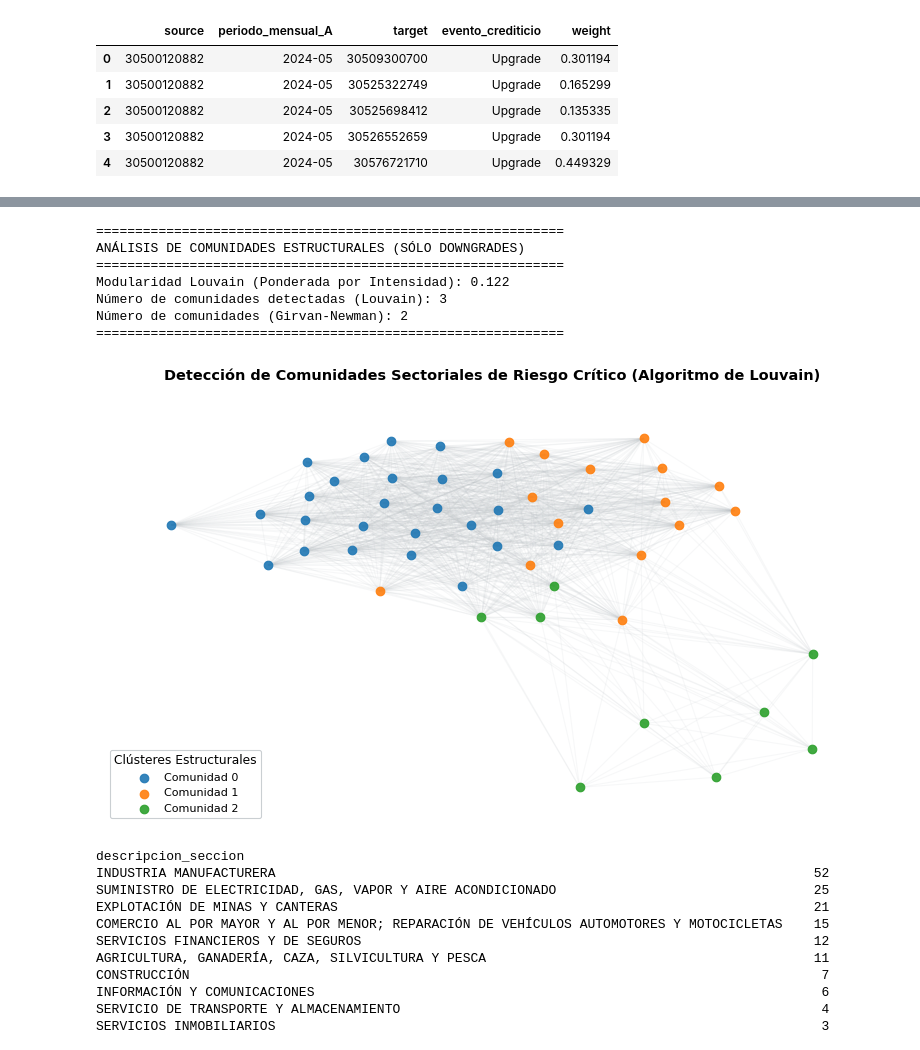
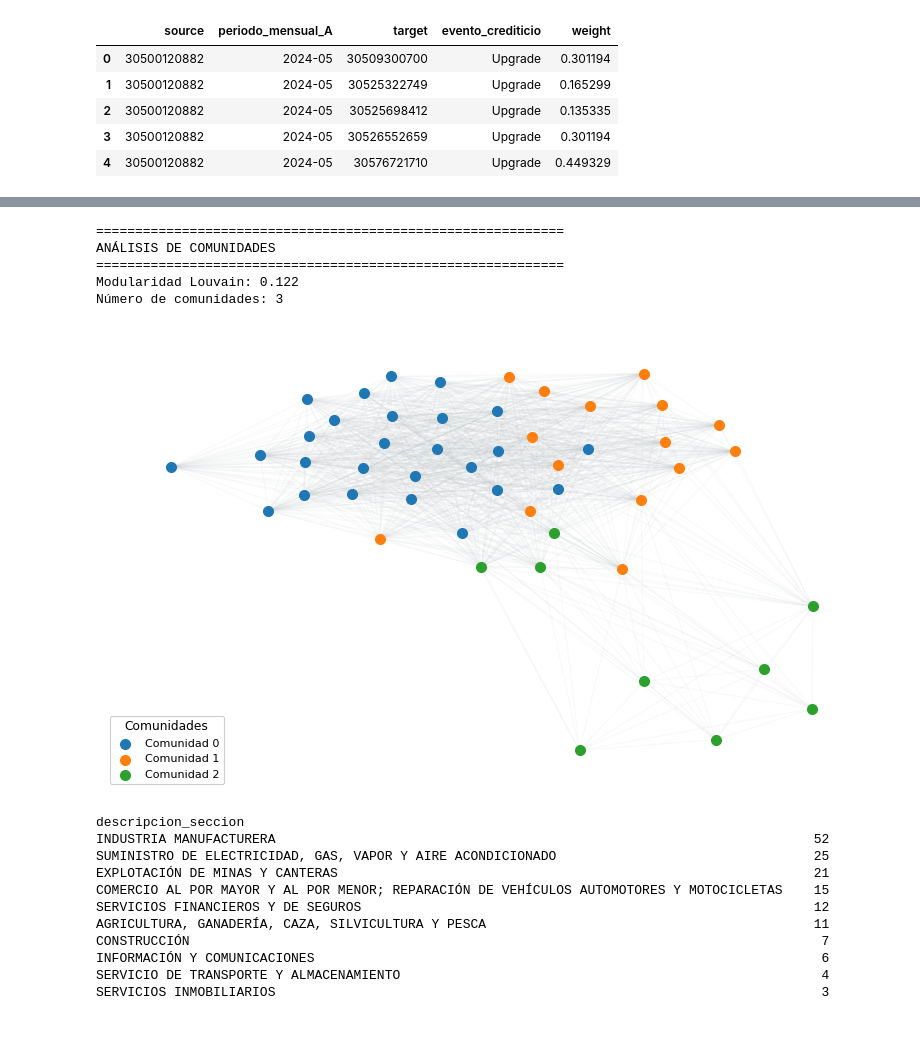
Before and after one commit to sofiscaiano/credit_risk_network, a Jupyter notebook: grafos_downgrades.ipynb, the cells around one changed output, grey strips where cells are left out. Drawn from its saved outputs; the diff is of its cells as text; code cells hidden in the pictures.

```diff
--- a/grafos_downgrades.ipynb
+++ b/grafos_downgrades.ipynb
@@ -680,99 +354,78 @@ Grafo Downgrades (Simple)       0.659049         1.529337
 # %%
-# =====================================================================
-# 1. PREPARACIÓN DE LA RED: CONVERSIÓN DIRECTA DESDE TU GRAFO LIMPIO
-# =====================================================================
-# Como G_dg ya tiene solo downgrades y los pesos máximos/consolidados,
-# simplemente lo pasamos a no dirigido para Louvain.
+# Transformacion a no dirigido para Louvain
 G_undir = G_simple.to_undirected()
 
 # =====================================================================
-# 2. EJECUCIÓN DE LOUVAIN PONDERADO
+# EJECUCIÓN DE LOUVAIN PONDERADO
 # =====================================================================
 partition = community_louvain.best_partition(G_undir, weight="weight", random_state=42)
 modularity = community_louvain.modularity(partition, G_undir, weight="weight")
 
 print("=" * 60)
-print("ANÁLISIS DE COMUNIDADES ESTRUCTURALES (SÓLO DOWNGRADES)")
+print("ANÁLISIS DE COMUNIDADES")
 print("=" * 60)
-print(f"Modularidad Louvain (Ponderada por Intensidad): {modularity:.3f}")
-print(f"Número de comunidades detectadas (Louvain): {len(set(partition.values()))}")
+print(f"Modularidad Louvain: {modularity:.3f}")
+print(f"Número de comunidades: {len(set(partition.values()))}")
 
 # =====================================================================
-# 3. GIRVAN-NEWMAN DE CONTROL
+# VISUALIZACIÓN DE LAS COMUNIDADES
 # =====================================================================
-comp = girvan_newman(G_undir)
-comms = next(comp)
-print(f"Número de comunidades (Girvan-Newman): {len(comms)}")
-print("=" * 60)
+plt.figure(figsize=(10, 6), dpi=80)
 
-# =====================================================================
-# 4. VISUALIZACIÓN DE LAS COMUNIDADES (CON LEYENDA AUTOMÁTICA)
-# =====================================================================
-plt.figure(figsize=(10, 6), dpi=80) # Ajusté un poco el tamaño para darle aire a la leyenda
-
-# 4.1 Calculamos el layout de resortes (k=0.5 para dispersar el núcleo)
+# Calculamos el layout de resortes
 pos_comunidades = nx.spring_layout(G_undir, k=0.5, seed=42)
 
-# 4.2 Enlaces suavizados de fondo
 nx.draw_networkx_edges(
     G_undir,
     pos_comunidades,
-    alpha=0.12,
+    alpha=0.1,
     edge_color="#bdc3c7"
 )
 
-# 4.3 Dibujamos los nodos COMUNIDAD POR COMUNIDAD para poder etiquetarlos
 lista_comunidades = sorted(list(set(partition.values())))
-mapa_colores = plt.cm.tab10  # Paleta categórica
+mapa_colores = plt.cm.tab10
 
 for i, com_id in enumerate(lista_comunidades):
-    # Filtramos las empresas que pertenecen a la comunidad actual
     nodos_comunidad = [nodo for nodo, com in partition.items() if com == com_id]
 
-    # Dibujamos solo este grupo de puntos asignándole su color correspondiente
     nx.draw_networkx_nodes(
         G_undir,
         pos_comunidades,
         nodelist=nodos_comunidad,
-        node_size=60,
-        node_color=[mapa_colores(i)],  # Asigna el color fijo de la paleta
-        alpha=0.9,
-        label=f"Comunidad {com_id}"    # <--- CLAVE: Etiqueta para la leyenda
+        node_size=80,
+        node_color=[mapa_colores(i)],
+        alpha=1,
+        label=f"Comunidad {com_id}"
     )
 
-# 4.4 Agregamos la leyenda de Matplotlib
 plt.legend(
-    title="Clústeres Estructurales",
+    title="Comunidades",
     title_fontsize=11,
     fontsize=10,
-    loc="lower left",      # Ubicación clásica
-    frameon=True,          # Recuadro contenedor
+    loc="lower left",
+    frameon=True,
     shadow=False,
     facecolor="white",
     edgecolor="#bdc3c7"
 )
-
-plt.title(
-    "Detección de Comunidades Sectoriales de Riesgo Crítico (Algoritmo de Louvain)",
-    fontsize=13,
-    fontweight="bold",
-    pad=20,
-)
+#
+# plt.title(
+#     "Detección de Comunidades Sectoriales de Riesgo Crítico (Algoritmo de Louvain)",
+#     fontsize=13,
+#     fontweight="bold",
+#     pad=20,
+# )
 plt.axis("off")
 plt.tight_layout()
 
-# Guardamos el archivo listo para insertar en LaTeX
-plt.savefig("downgrades_comunidades_louvain.pdf", bbox_inches="tight", dpi=300)
 plt.show()
 # %% [output]
 ============================================================
-ANÁLISIS DE COMUNIDADES ESTRUCTURALES (SÓLO DOWNGRADES)
+ANÁLISIS DE COMUNIDADES
 ============================================================
-Modularidad Louvain (Ponderada por Intensidad): 0.122
-Número de comunidades detectadas (Louvain): 3
-Número de comunidades (Girvan-Newman): 2
-============================================================
+Modularidad Louvain: 0.122
+Número de comunidades: 3
-[figure, old version]
+[figure, new version]
 # %%
 actividades = pd.read_csv("/Users/sofiascaiano/Documents/maestria/TT1/project/actividad_afip/data/output/actividades_economicas.csv")
 actividades = actividades[actividades['es_actividad_principal'] == 1]
```
Also changed, not shown: parts of 33 cells of this notebook, 27 other files.
